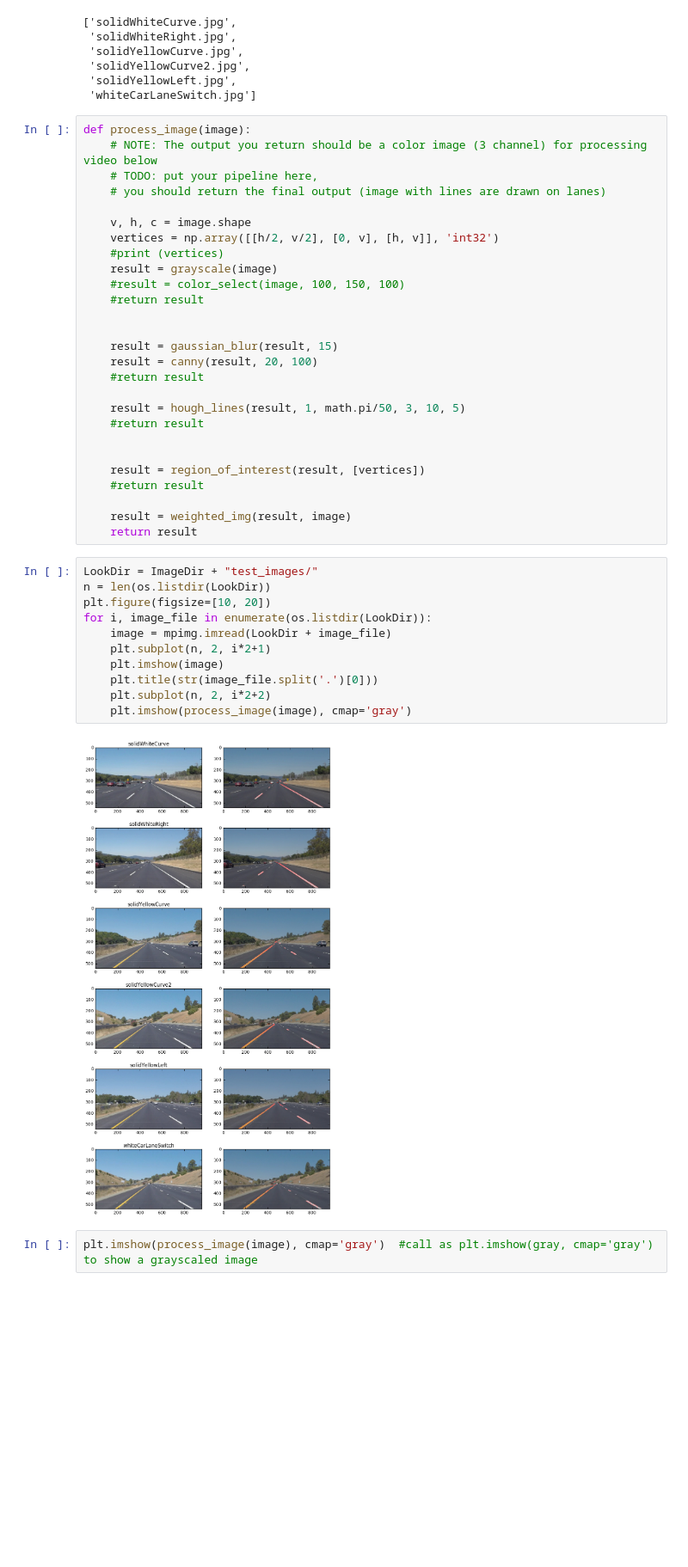
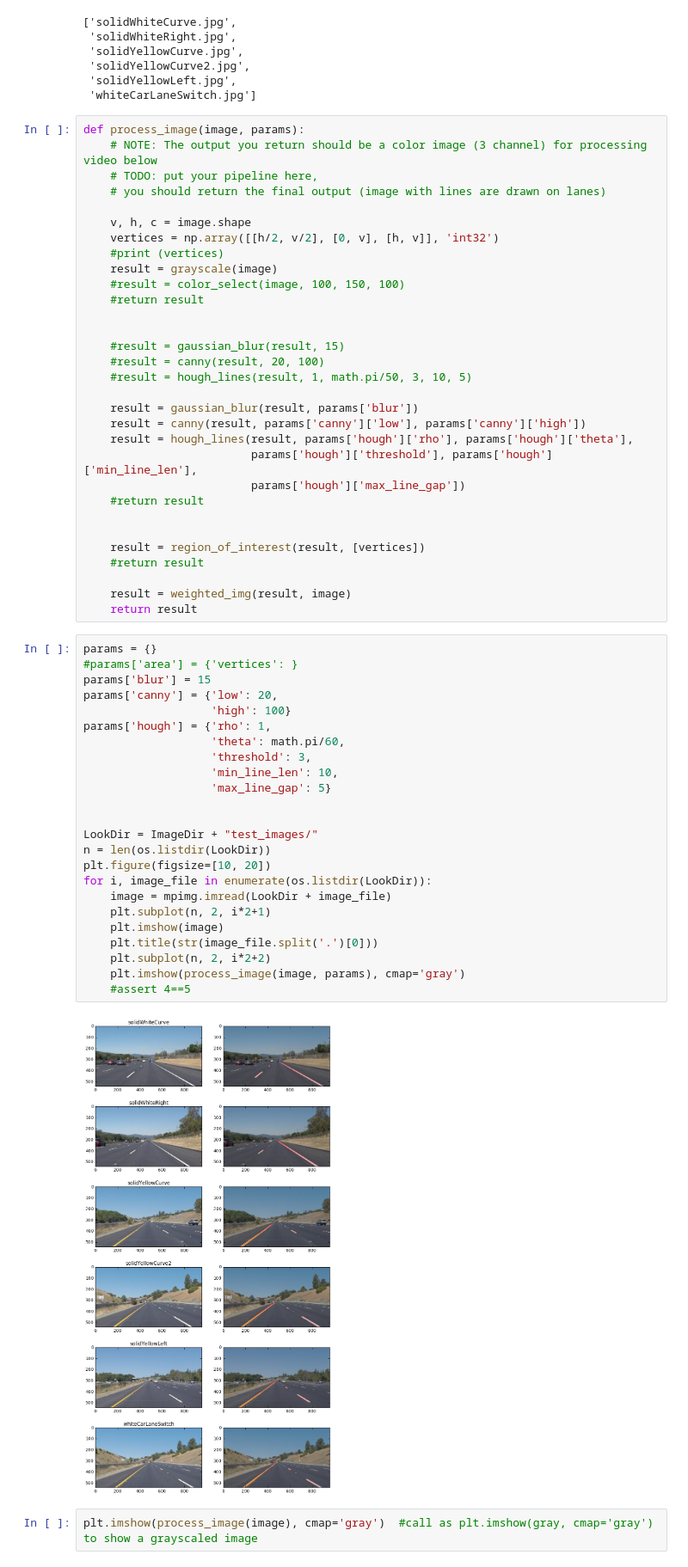
Before and after one commit to itoyjakra/Udacity_CarND, a Jupyter notebook: Term1/Project1/Lane_Detection.ipynb, the cells around one changed output. Shown at 86% size. Saved outputs shown, nothing was run; the diff lists cells and outputs as text; blank space fills up the shorter version.

```diff
--- a/Term1/Project1/Lane_Detection.ipynb
+++ b/Term1/Project1/Lane_Detection.ipynb
@@ -145,7 +180,7 @@ os.listdir(ImageDir + "test_images/")
  'solidYellowLeft.jpg',
  'whiteCarLaneSwitch.jpg']
 # %%
-def process_image(image):
+def process_image(image, params):
     # NOTE: The output you return should be a color image (3 channel) for processing video below
     # TODO: put your pipeline here,
     # you should return the final output (image with lines are drawn on lanes)
@@ -158,11 +193,15 @@ def process_image(image):
     #return result
 
 
-    result = gaussian_blur(result, 15)
-    result = canny(result, 20, 100)
-    #return result
+    #result = gaussian_blur(result, 15)
+    #result = canny(result, 20, 100)
+    #result = hough_lines(result, 1, math.pi/50, 3, 10, 5)
 
-    result = hough_lines(result, 1, math.pi/50, 3, 10, 5)
+    result = gaussian_blur(result, params['blur'])
+    result = canny(result, params['canny']['low'], params['canny']['high'])
+    result = hough_lines(result, params['hough']['rho'], params['hough']['theta'],
+                         params['hough']['threshold'], params['hough']['min_line_len'],
+                         params['hough']['max_line_gap'])
     #return result
 
 
@@ -172,18 +211,31 @@ def process_image(image):
     result = weighted_img(result, image)
     return result
 # %%
+params = {}
+#params['area'] = {'vertices': }
+params['blur'] = 15
+params['canny'] = {'low': 20,
+                   'high': 100}
+params['hough'] = {'rho': 1,
+                   'theta': math.pi/60,
+                   'threshold': 3,
+                   'min_line_len': 10,
+                   'max_line_gap': 5}
+
+
 LookDir = ImageDir + "test_images/"
 n = len(os.listdir(LookDir))
 plt.figure(figsize=[10, 20])
 for i, image_file in enumerate(os.listdir(LookDir)):
     image = mpimg.imread(LookDir + image_file)
     plt.subplot(n, 2, i*2+1)
     plt.imshow(image)
     plt.title(str(image_file.split('.')[0]))
     plt.subplot(n, 2, i*2+2)
-    plt.imshow(process_image(image), cmap='gray')
+    plt.imshow(process_image(image, params), cmap='gray')
+    #assert 4==5
 # %% [output]
-[figure, old version]
+[figure, new version]
 # %%
 plt.imshow(process_image(image), cmap='gray')  #call as plt.imshow(gray, cmap='gray') to show a grayscaled image
 # %% [output]
```
Also changed, not shown: parts of 1 cell of this notebook.
